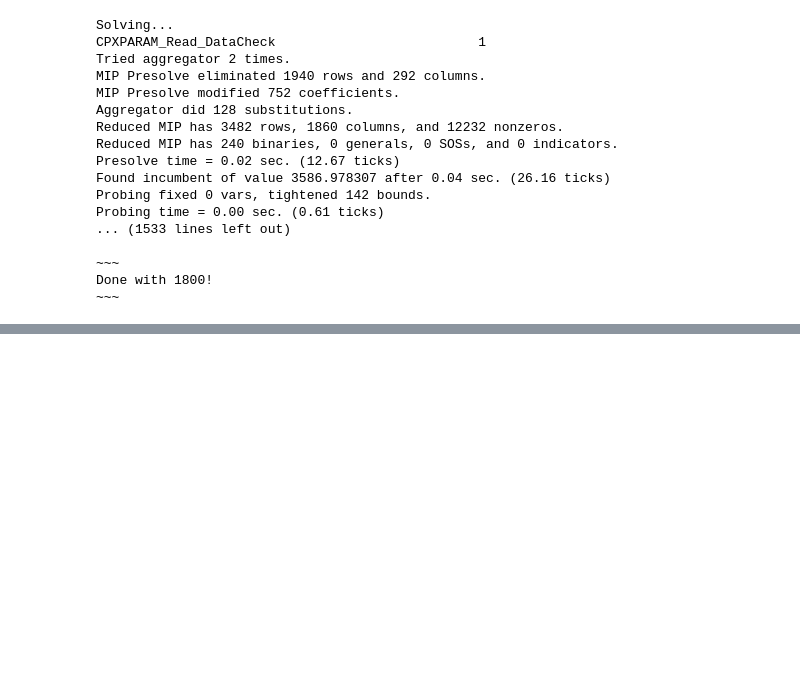
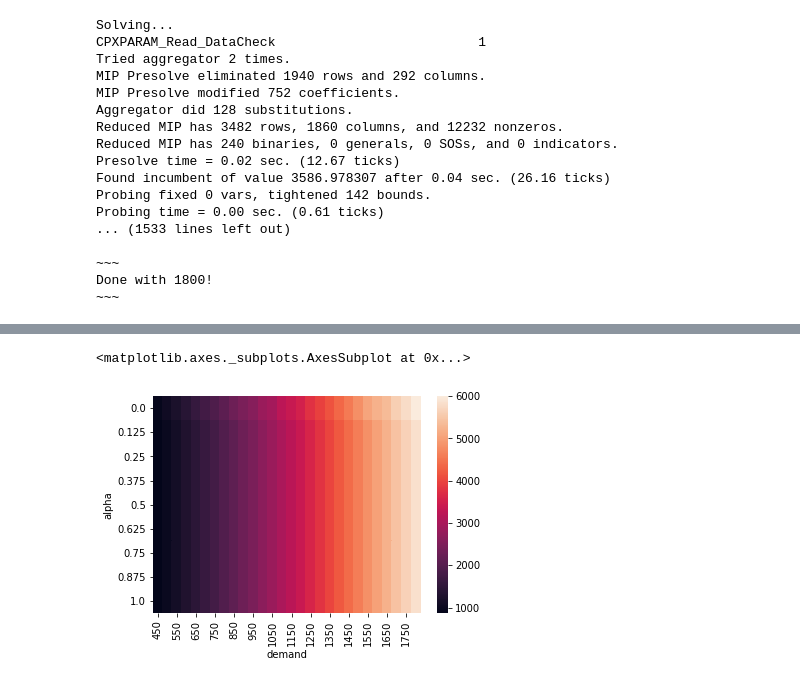
Before and after one commit to DEGABGED/linear_solver, a Jupyter notebook: CTM MILP Model Running Environment.ipynb, the cells around one changed output, grey strips where cells are left out. Saved outputs shown, nothing was run; the diff lists cells and outputs as text; code cells hidden in the pictures; blank space fills up the shorter version.

Commit message:
Finish running alpha vs demand

```diff
--- a/CTM MILP Model Running Environment.ipynb
+++ b/CTM MILP Model Running Environment.ipynb
@@ -512,0 +530,7 @@ df.to_pickle("tmp.pkl")
+# %%
+df1 = pd.read_pickle("graphs/modelruns-1alpha-0.6flow.pkl")
+df2 = pd.read_pickle("graphs/tmp1.pkl")
+df3 = pd.read_pickle("graphs/tmp2.pkl")
+# %%
+df = pd.concat([df1,df2,df3])
+df
@@ -512,0 +563,3 @@ df.to_pickle("tmp.pkl")
+# %%
+df.sort_values(by=['alpha', 'demand'], ascending=True, inplace=True)
+df
@@ -512,0 +587,6 @@ df.to_pickle("tmp.pkl")
+# %%
+df_throughputmap = df.pivot(index='alpha', columns='demand', values='delay')
+sns.heatmap(df_throughputmap)
+# %% [output]
+<matplotlib.axes._subplots.AxesSubplot at 0x...>
+[figure, added]
```
Also changed, not shown: parts of 21 cells of this notebook, 1 other file.
